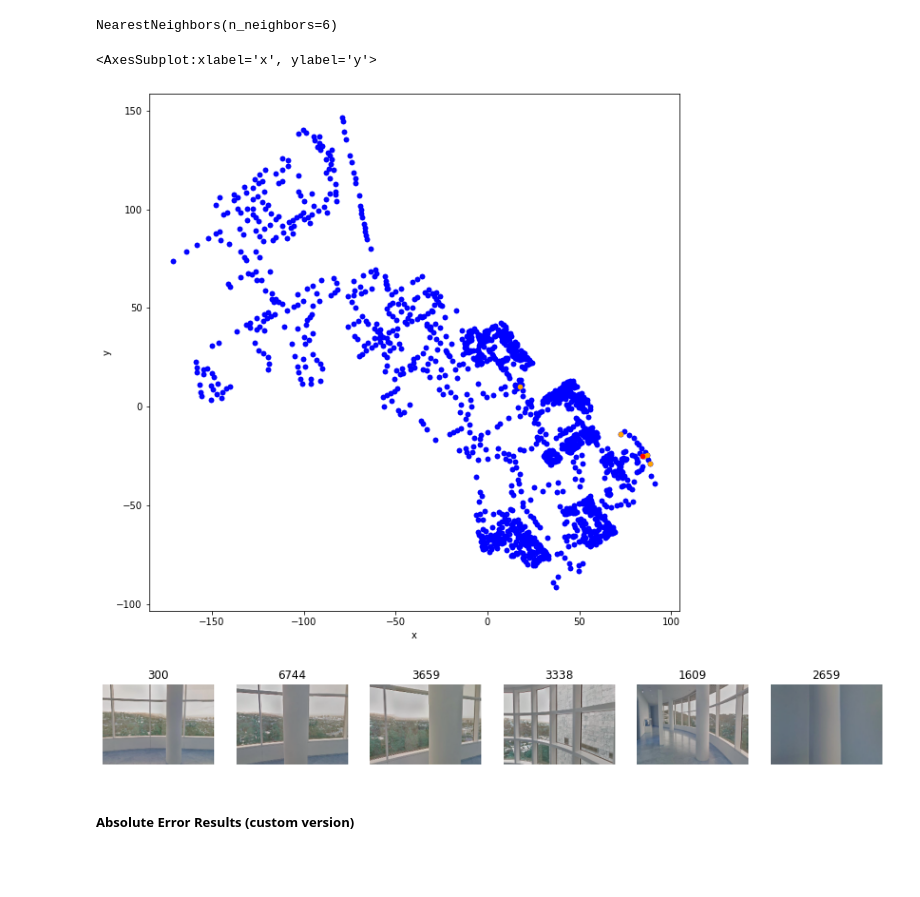
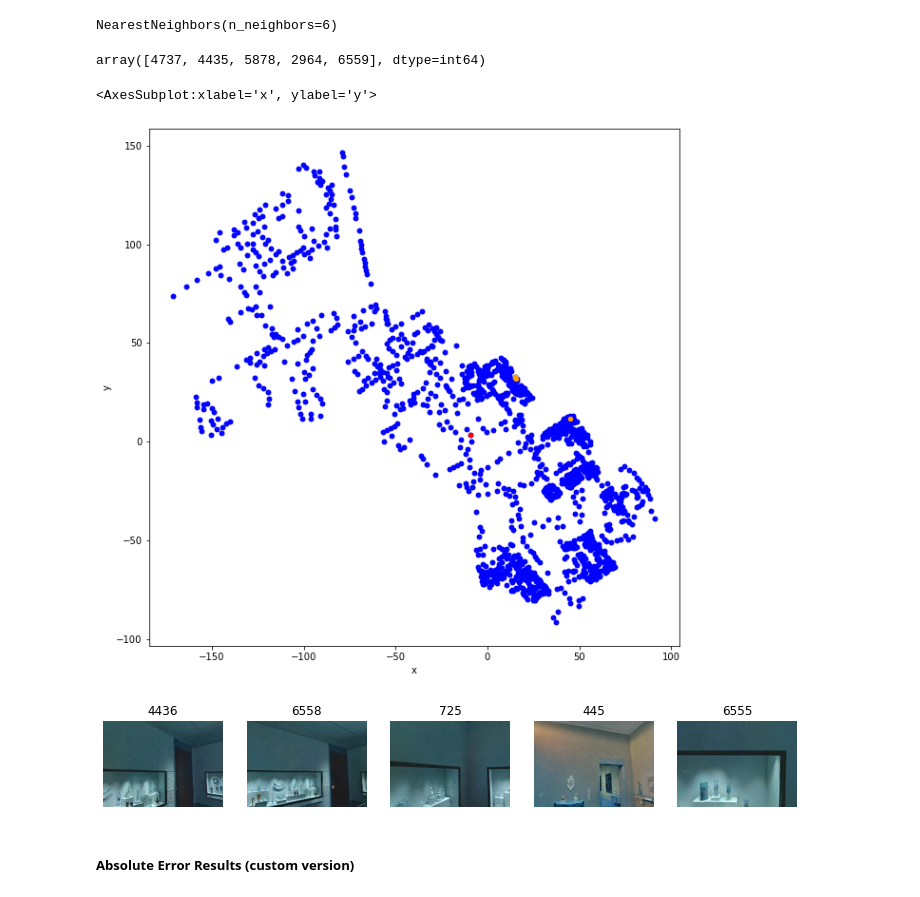
Before and after one commit to anankeman/CV-fineLocation, a Jupyter notebook: Image similarity.ipynb, the cells around one changed output. Saved outputs shown, nothing was run; the diff lists cells and outputs as text; code cells hidden in the pictures; blank space fills up the shorter version.

```diff
--- a/Image similarity.ipynb
+++ b/Image similarity.ipynb
@@ -63,6 +63,6 @@ xception_model = Xception(weights='imagenet',input_shape=[163, 226,3],include_to
 # %%
 #get features in batches and flatten
-def get_features(base_model, preprocess_input, data)
+def get_features(base_model, preprocess_input, data):
     feat = []
     for i in range(0,7500,500):
         temp = base_model.predict(preprocess_input(data[i:i+500]))
@@ -75,8 +75,14 @@ def get_features(base_model, preprocess_input, data)
 
 def get_neighbors(feat):
     from sklearn.neighbors import NearestNeighbors
+    from sklearn.preprocessing import MinMaxScaler
+    #scaler = MinMaxScaler()
+
     train = feat[:7000]
     test = feat[7000:]
+
+    #train = scaler.fit_transform(train)
+    #test = scaler.transform(test)
 
     neighTest = NearestNeighbors(n_neighbors = 5)
     neighTest.fit(train)
@@ -115,0 +132,10 @@ for k in range(1, 6):
+# %%
+import tensorflow.keras.applications.efficientnet as effNet #.preprocess_input#, xception.decode_predictions
+from tensorflow.keras.applications.efficientnet import EfficientNetB5
+eNet_model = EfficientNetB5(weights='imagenet',input_shape=[163, 226,3],include_top=False, pooling= 'avg')
+# %%
+enet_feat = get_features(eNet_model,effNet.preprocess_input, data)
+enet_neighs = get_neighbors(enet_feat)
+
+for k in range(1, 6):
+    print(evaluate_similarity(df, enet_neighs, k))
@@ -121,20 +243,25 @@ neigh = NearestNeighbors(n_neighbors=6)
 neigh.fit(feat2)
 # %% [output]
 NearestNeighbors(n_neighbors=6)
+# %%
+enet_neighs[1][0]
+# %% [output]
+array([4737, 4435, 5878, 2964, 6559], dtype=int64)
 # %%
-example =300
-nn = neigh.kneighbors(np.expand_dims(feat2[example], axis=0))
-predictions = nn[1].tolist()[0]
+example = 1
+#nn = neigh.kneighbors(np.expand_dims(feat2[example], axis=0))
+predictions = enet_neighs[1][example]
+#predictions = nn[1].tolist()[0]
 
 original = df.iloc[example:example+1]
 sample = df.iloc[predictions]
 controls = df
 ax = controls.plot(kind='scatter',x='x',y='y',figsize=(10,10), color='blue', alpha=0.5)
 ax2 = sample.plot(ax=ax, kind='scatter',x='x',y='y',figsize=(10,10), color='orange')
 original.plot(ax=ax2, kind='scatter',x='x',y='y',figsize=(10,10), color='red')
 # %% [output]
 <AxesSubplot:xlabel='x', ylabel='y'>
-[figure, old version]
+[figure, new version]
 # %%
 plt.subplots(figsize=(15,15))
 for ix,im in enumerate(predictions):
@@ -145,7 +272,7 @@ for ix,im in enumerate(predictions):
     plt.axis('off')
 plt.show()
 # %% [output]
-[figure, old version]
+[figure, new version]
 # %% [markdown]
 ##### Absolute Error Results (custom version)
 # %%
```
Also changed, not shown: parts of 10 cells of this notebook, 1 other file.
